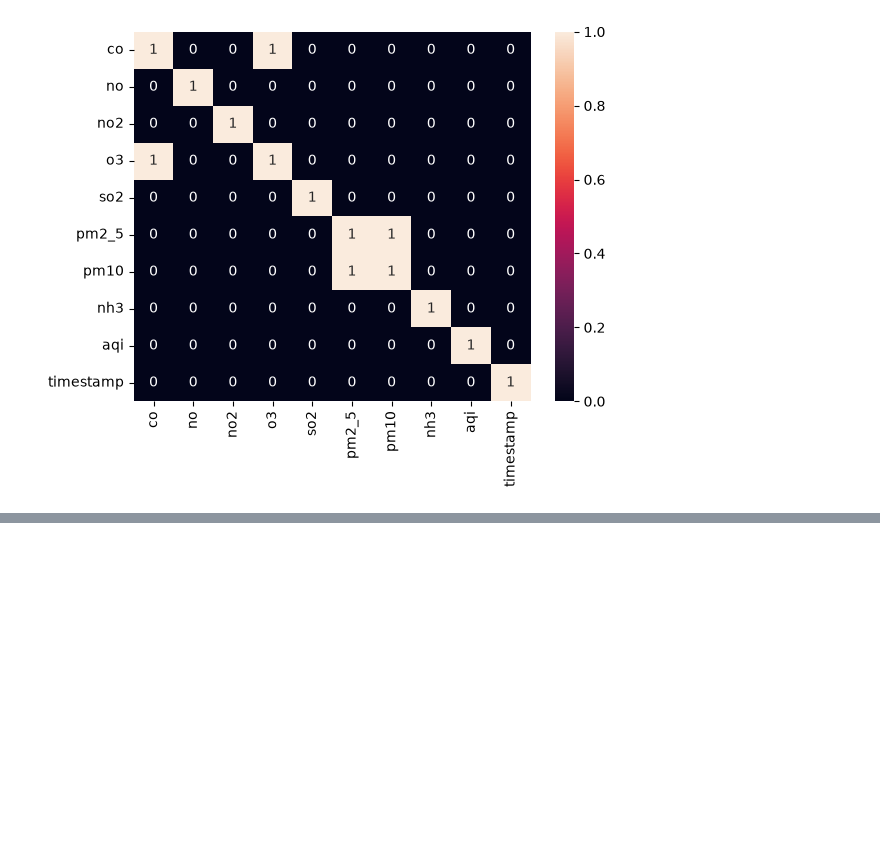
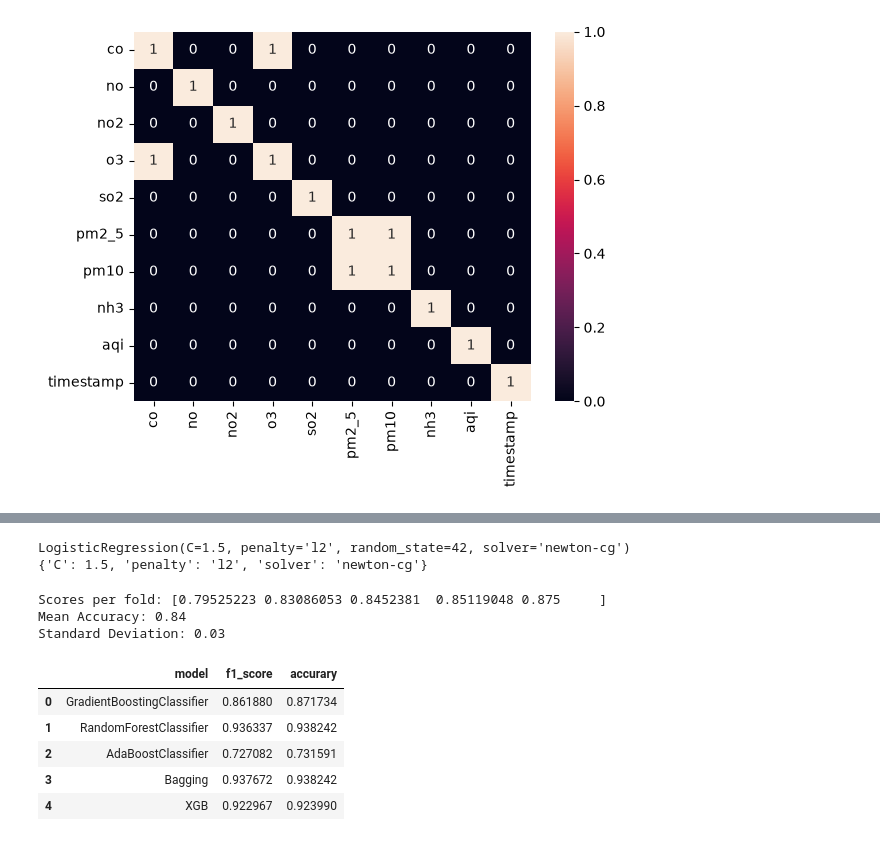
Before and after one commit to AbdulRehman817/Air_Quality_Prediction, a Jupyter notebook: air_quality.ipynb, the cells around one changed output, grey strips where cells are left out. Drawn from its saved outputs; the diff is of its cells as text; code cells hidden in the pictures; blank space fills up the shorter version.

```diff
--- a/air_quality.ipynb
+++ b/air_quality.ipynb
@@ -203,0 +222,64 @@ result
+# %%
+lg = LogisticRegression(random_state=42)
+param_grid = {
+    'C': [1, 1.5,2,2.5,3,3.5,4,4.5,5],
+    'penalty': ["l1", "l2","elasticnet",None],
+    'solver': ['lbfgs', 'liblinear', 'newton-cg', 'sag', 'saga']
+}
+
+# 4. Instantiate GridSearchCV (n_jobs=-1 uses all available processor cores)
+grid_search = GridSearchCV(estimator=lg, param_grid=param_grid, cv=5, scoring='accuracy', n_jobs=-1)
+
+# 5. Fit to the training data (performs search and cross-validation)
+grid_search.fit(X_train, y_train)
+grid_lr=grid_search.best_estimator_
+print(grid_search.best_estimator_)
+print(grid_search.best_params_)
+# %% [output]
+LogisticRegression(C=1.5, penalty='l2', random_state=42, solver='newton-cg')
+{'C': 1.5, 'penalty': 'l2', 'solver': 'newton-cg'}
+# %%
+model = LogisticRegression(random_state=42)
+
+# 3. Compute cross-validation scores (5-fold CV)
+scores = cross_val_score(grid_lr, X_train, y_train, cv=5)
+
+# 4. Print results
+print(f"Scores per fold: {scores}")
+print(f"Mean Accuracy: {scores.mean():.2f}")
+print(f"Standard Deviation: {scores.std():.2f}")
+# %% [output]
+Scores per fold: [0.79525223 0.83086053 0.8452381  0.85119048 0.875     ]
+Mean Accuracy: 0.84
+Standard Deviation: 0.03
+# %%
+final_result=[]
+ensemble_models={
+    "GradientBoostingClassifier":GradientBoostingClassifier(n_estimators=100, learning_rate=1.0,max_depth=1,random_state=42),
+    "RandomForestClassifier":RandomForestClassifier(random_state=42),
+    "AdaBoostClassifier":AdaBoostClassifier(n_estimators=100, learning_rate=1.0),
+    "Bagging":BaggingClassifier(n_estimators=100, random_state=42),
+    "XGB": XGBClassifier(n_estimators=100, learning_rate=0.1, random_state=42,eval_metric='logloss')
+}
+# %%
+for name,model in ensemble_models.items():
+    model.fit(X_train,y_train)
+    y_pred=model.predict(X_test)
+    f1=f1_score(y_test,y_pred,average="weighted")
+    acc=accuracy_score(y_test,y_pred)
+    final_result.append({
+        "model":name,
+        "f1_score":f1,
+        "accurary":acc
+    })
+# %%
+final_result=pd.DataFrame(final_result)
+# %%
+final_result
+# %% [output]
+|  | model | f1_score | accurary |
+| 0 | GradientBoostingClassifier | 0.861880 | 0.871734 |
+| 1 | RandomForestClassifier | 0.936337 | 0.938242 |
+| 2 | AdaBoostClassifier | 0.727082 | 0.731591 |
+| 3 | Bagging | 0.937672 | 0.938242 |
+| 4 | XGB | 0.922967 | 0.923990 |
```
Also changed, not shown: parts of 16 cells of this notebook, 5 other files.
